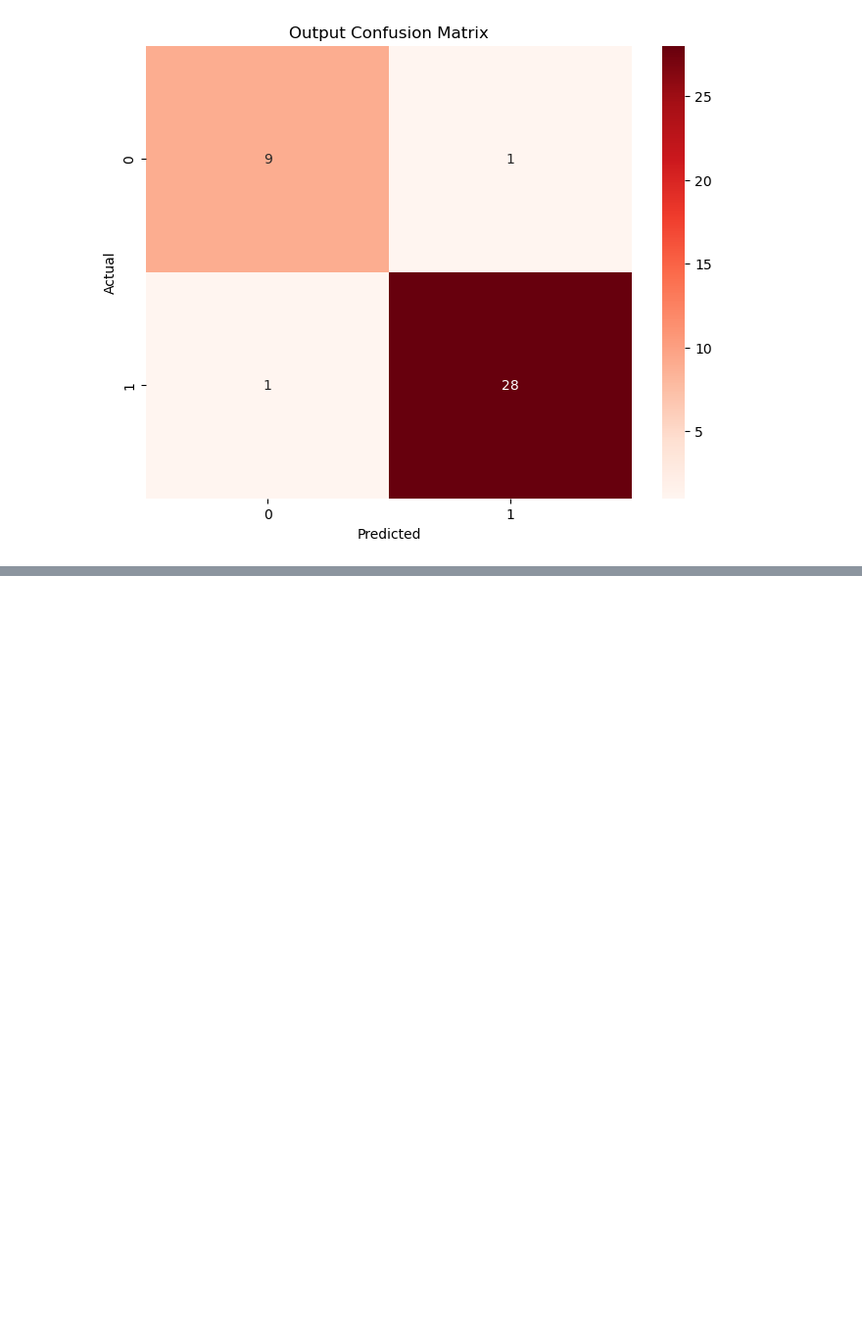
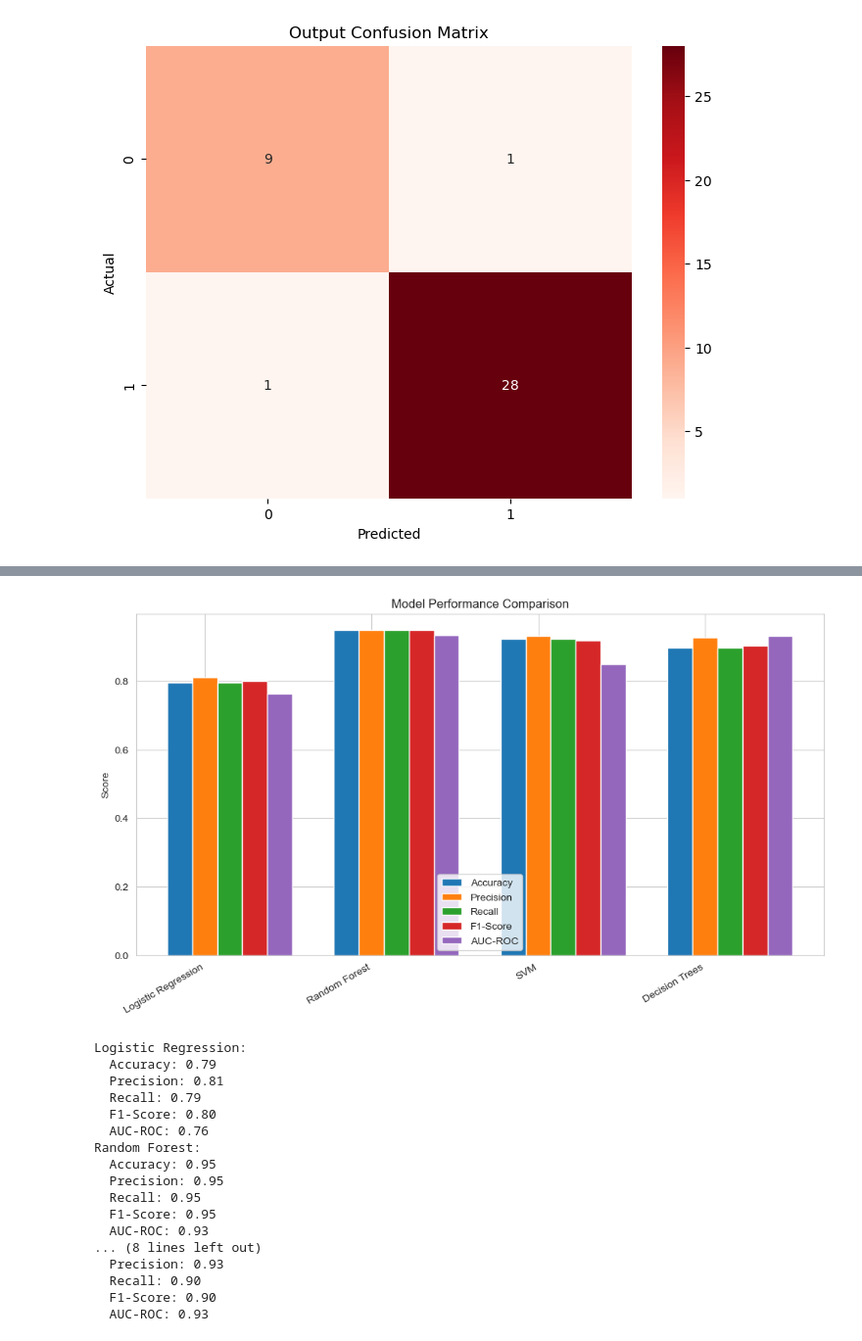
Before and after one commit to yaniss02/parkinson_detection, a Jupyter notebook: Untitled.ipynb, the cells around one changed output, grey strips where cells are left out. Shown at 98% size. Cells and saved outputs as stored; diff of their text form; code cells hidden in the pictures; blank space fills up the shorter version.

```diff
--- a/Untitled.ipynb
+++ b/Untitled.ipynb
@@ -535,0 +631,69 @@ plt.title("Output Confusion Matrix")
+# %%
+model_preds = {
+    'Logistic Regression': logistic_preds,
+    'Random Forest': rf_preds,
+    'SVM': svm_predictions,
+    'Decision Trees': tree_preds  # Enable probability for AUC-ROC
+}
+results = {'Model': [], 'Accuracy': [], 'AUC-ROC': [], 'Precision': [], 'Recall': [], 'F1-Score': [], 'AUC-ROC': []}
+
+for model_name, y_pred in model_preds.items():
+    accuracy = accuracy_score(y_test, y_pred)
+    precision = precision_score(y_test, y_pred, average='weighted', zero_division=0)
+    recall = recall_score(y_test, y_pred, average='weighted', zero_division=0)
+    f1 = f1_score(y_test, y_pred, average='weighted', zero_division=0)
+    auc_roc = roc_auc_score(y_test, y_pred)
+
+    # Append results to the dictionary
+    results['Model'].append(model_name)
+    results['Accuracy'].append(accuracy)
+    results['Precision'].append(precision)
+    results['Recall'].append(recall)
+    results['F1-Score'].append(f1)
+    results['AUC-ROC'].append(auc_roc)
+
+# Convert results to NumPy array for plotting
+metrics = ['Accuracy', 'Precision', 'Recall', 'F1-Score', 'AUC-ROC']
+values = np.array([results[m] for m in metrics])
+
+# Plot the results
+plt.figure(figsize=(12, 6))
+sns.set_style("whitegrid")
+
+x = np.arange(len(model_preds))  # X positions for bars
+width = 0.15  # Width of bars
+
+# Plot each metric
+for i, metric in enumerate(metrics):
+    plt.bar(x + i * width, values[i], width, label=metric)
+
+plt.xticks(x + width, results['Model'], rotation=30, ha='right')
+plt.ylabel("Score")
+plt.title("Model Performance Comparison")
+plt.legend()
+plt.show()
+
+# Print the metrics for each model
+for model_name in results['Model']:
+    print(f"{model_name}:")
+    for metric in metrics:
+        print(f"  {metric}: {results[metric][results['Model'].index(model_name)]:.2f}")
+# %% [output]
+[figure, added]
+Logistic Regression:
+  Accuracy: 0.79
+  Precision: 0.81
+  Recall: 0.79
+  F1-Score: 0.80
+  AUC-ROC: 0.76
+Random Forest:
+  Accuracy: 0.95
+  Precision: 0.95
+  Recall: 0.95
+  F1-Score: 0.95
+  AUC-ROC: 0.93
+... (8 lines left out)
+  Precision: 0.93
+  Recall: 0.90
+  F1-Score: 0.90
+  AUC-ROC: 0.93
```
Also changed, not shown: parts of 10 cells of this notebook.
